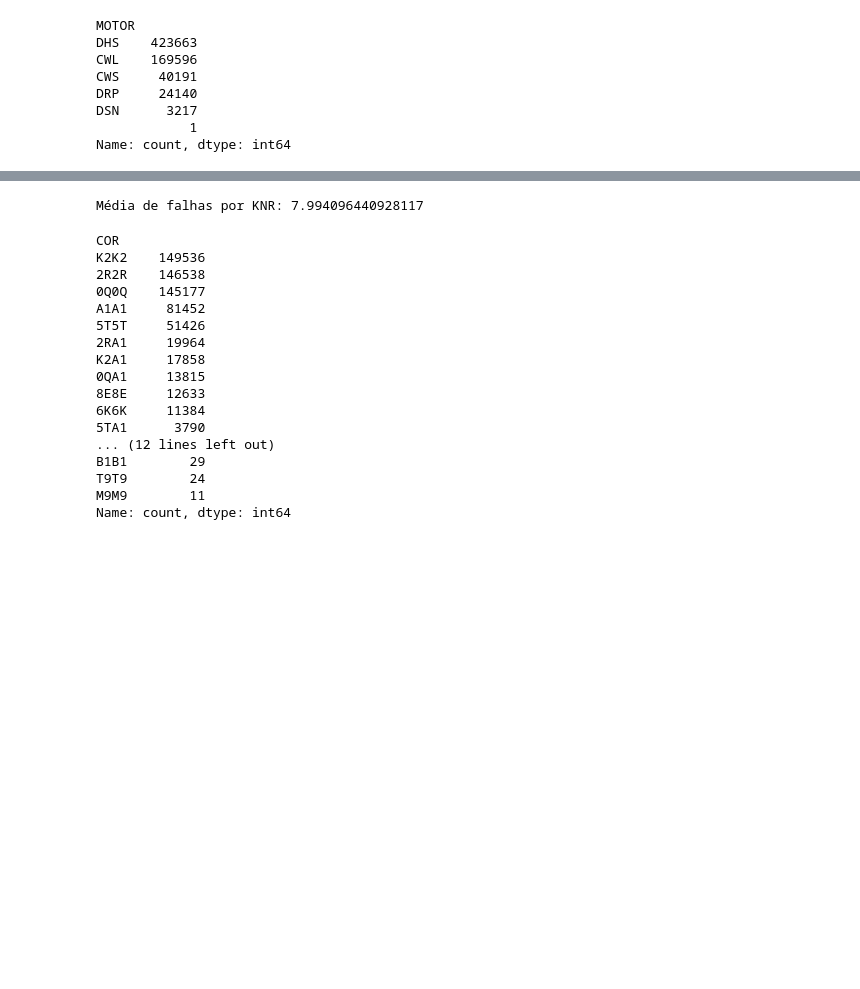
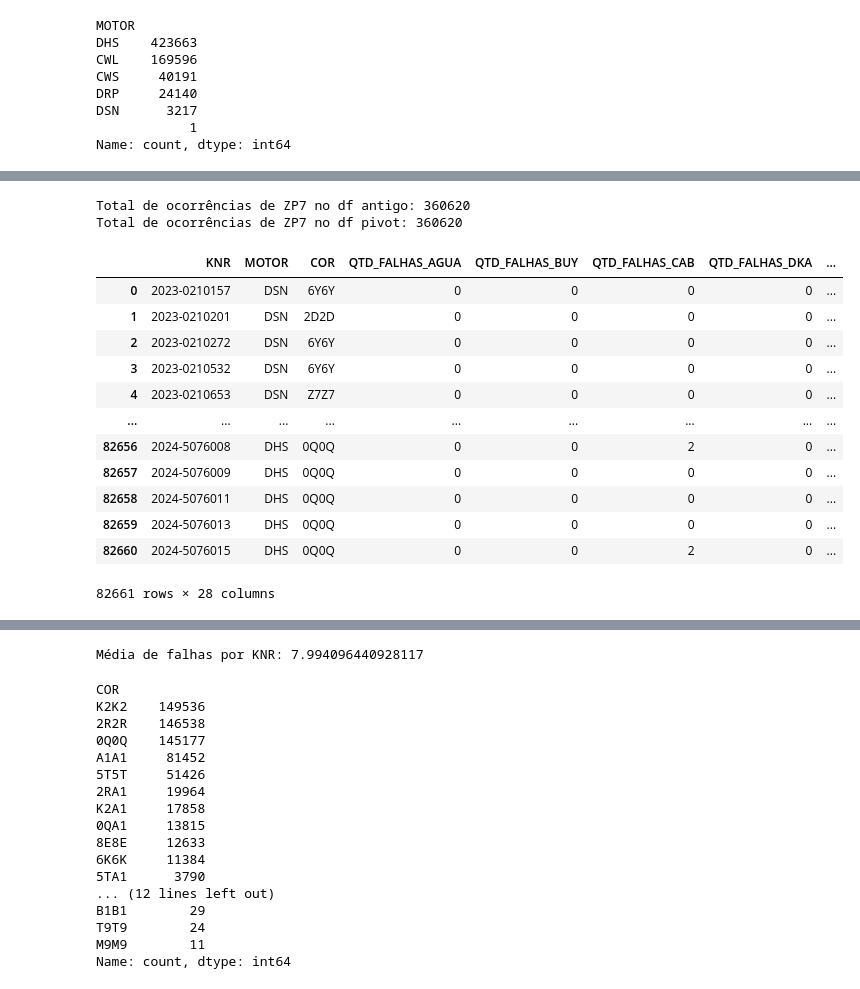
Before and after one commit to Inteli-College/2024-2A-T08-EC07-G05, a Jupyter notebook: src/notebooks/Sprint_2/Falhas_Predict/visualization_falhas_predict.ipynb, the cells around one changed output, grey strips where cells are left out. Drawn from its saved outputs; the diff is of its cells as text; code cells hidden in the pictures; blank space fills up the shorter version.

```diff
--- a/src/notebooks/Sprint_2/Falhas_Predict/visualization_falhas_predict.ipynb
+++ b/src/notebooks/Sprint_2/Falhas_Predict/visualization_falhas_predict.ipynb
@@ -195,0 +166,9 @@ AttributeError: module 'numpy' has no attribute 'matrix'
+# %%
+cont_zp7 = (df_falhas_predict['HALLE'] == 'ZP7').sum()
+print(f"Total de ocorrências de ZP7 no df antigo: {cont_zp7}")
+
+conta_zp7_validate = (df_validate['QTD_FALHAS_ZP7']).sum()
+print(f"Total de ocorrências de ZP7 no df pivot: {conta_zp7_validate}")
+# %% [output]
+Total de ocorrências de ZP7 no df antigo: 360620
+Total de ocorrências de ZP7 no df pivot: 360620
@@ -195,0 +177,31 @@ AttributeError: module 'numpy' has no attribute 'matrix'
+# %%
+motor_cor_df = df_falhas_predict.groupby('KNR')[['MOTOR', 'COR']].first().reset_index()
+df_validate = pd.merge(df_validate, motor_cor_df, on='KNR', how='left')
+# %%
+cols = df_validate.columns.tolist()
+
+new_order = ['KNR', 'MOTOR', 'COR'] + \
+            [col for col in cols if col not in ('KNR', 'MOTOR', 'COR', 'QTD_FALHAS_SEM_HALLE')] + \
+            ['QTD_FALHAS_SEM_HALLE']
+
+df_validate = df_validate[new_order]
+# %%
+df_validate['MOTOR'] = df_validate['MOTOR'].replace(r'^\s*$', np.nan, regex=True)
+# %%
+df_validate['TEM_FALHA_ROD'] = np.where(df_validate['QTD_FALHAS_ROD'] > 0, 1, 0)
+# %%
+df_validate
+# %% [output]
+|  | KNR | MOTOR | COR | QTD_FALHAS_AGUA | QTD_FALHAS_BUY | QTD_FALHAS_CAB | QTD_FALHAS_DKA | ... |
+| 0 | 2023-0210157 | DSN | 6Y6Y | 0 | 0 | 0 | 0 | ... |
+| 1 | 2023-0210201 | DSN | 2D2D | 0 | 0 | 0 | 0 | ... |
+| 2 | 2023-0210272 | DSN | 6Y6Y | 0 | 0 | 0 | 0 | ... |
+| 3 | 2023-0210532 | DSN | 6Y6Y | 0 | 0 | 0 | 0 | ... |
+| 4 | 2023-0210653 | DSN | Z7Z7 | 0 | 0 | 0 | 0 | ... |
+| ... | ... | ... | ... | ... | ... | ... | ... | ... |
+| 82656 | 2024-5076008 | DHS | 0Q0Q | 0 | 0 | 2 | 0 | ... |
+| 82657 | 2024-5076009 | DHS | 0Q0Q | 0 | 0 | 0 | 0 | ... |
+| 82658 | 2024-5076011 | DHS | 0Q0Q | 0 | 0 | 0 | 0 | ... |
+| 82659 | 2024-5076013 | DHS | 0Q0Q | 0 | 0 | 0 | 0 | ... |
+| 82660 | 2024-5076015 | DHS | 0Q0Q | 0 | 0 | 2 | 0 | ... |
+82661 rows × 28 columns
```
Also changed, not shown: parts of 28 cells of this notebook, 1 other file.
